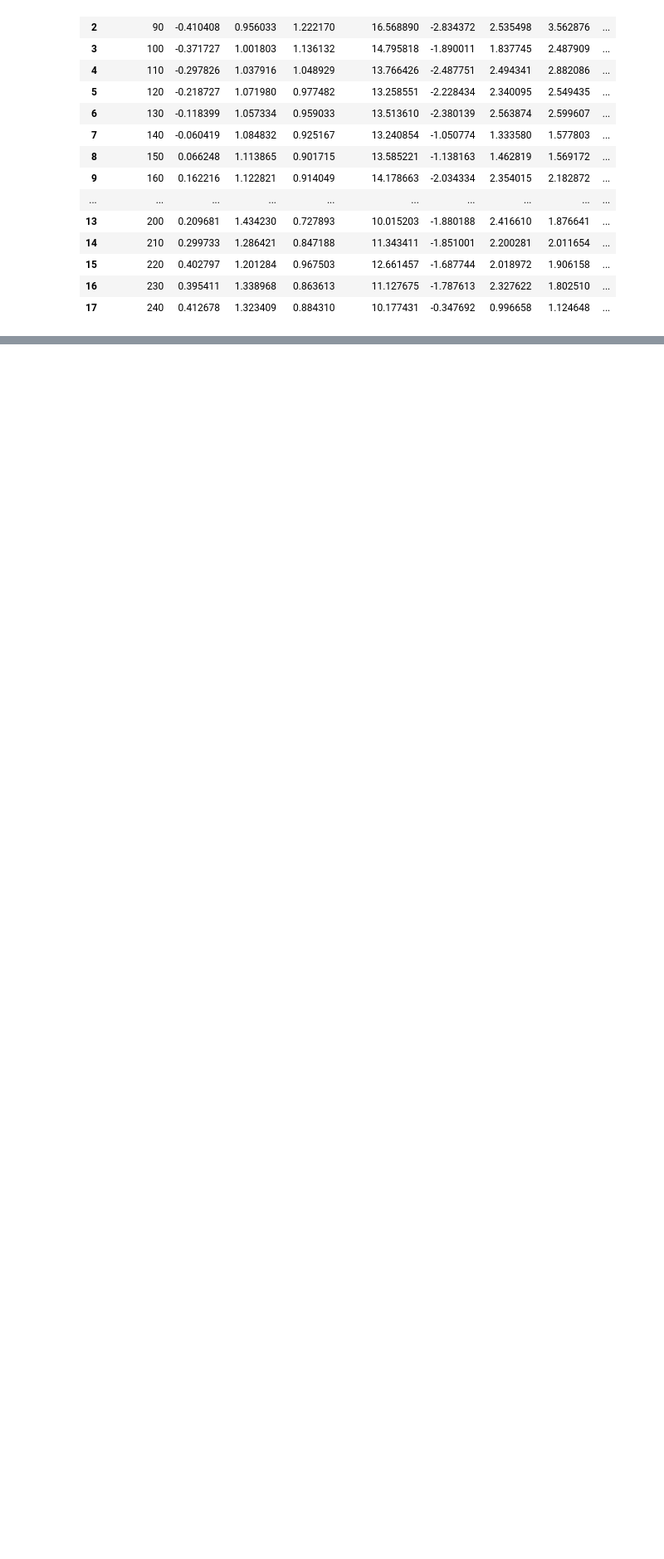
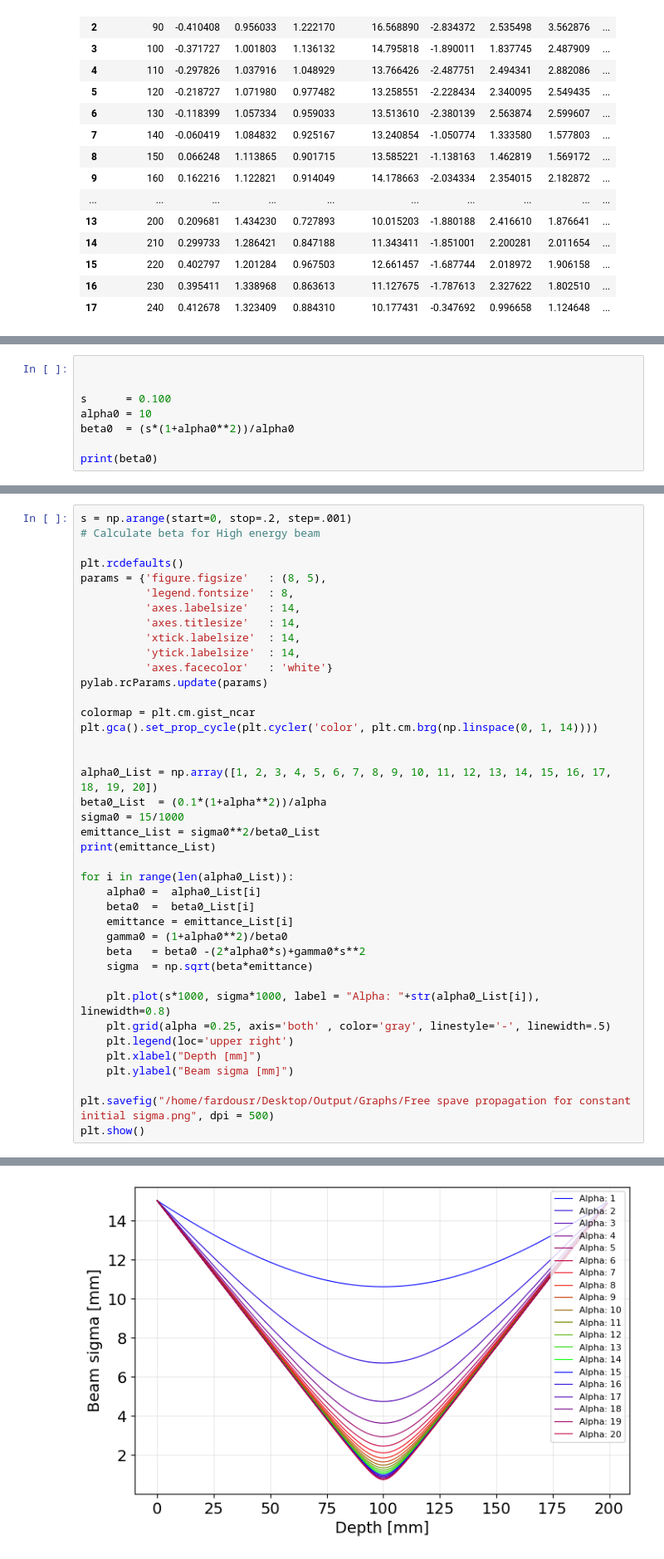
Before and after one commit to FardousR/Proton-Beam-Analysis, a Jupyter notebook: Python/BeamAnalysis.ipynb, the cells around one changed output, grey strips where cells are left out. Shown at 83% size. Drawn from its saved outputs; the diff is of its cells as text; blank space fills up the shorter version.

```diff
--- a/Python/BeamAnalysis.ipynb
+++ b/Python/BeamAnalysis.ipynb
@@ -145,0 +196,8 @@ print(r)
+# %%
+
+
+s      = 0.100
+alpha0 = 10
+beta0  = (s*(1+alpha0**2))/alpha0
+
+print(beta0)
@@ -145,0 +206,41 @@ print(r)
+# %%
+s = np.arange(start=0, stop=.2, step=.001)
+# Calculate beta for High energy beam
+
+plt.rcdefaults()
+params = {'figure.figsize'   : (8, 5),
+          'legend.fontsize'  : 8,
+          'axes.labelsize'   : 14,
+          'axes.titlesize'   : 14,
+          'xtick.labelsize'  : 14,
+          'ytick.labelsize'  : 14,
+          'axes.facecolor'   : 'white'}
+pylab.rcParams.update(params)
+
+colormap = plt.cm.gist_ncar
+plt.gca().set_prop_cycle(plt.cycler('color', plt.cm.brg(np.linspace(0, 1, 14))))
+
+
+alpha0_List = np.array([1, 2, 3, 4, 5, 6, 7, 8, 9, 10, 11, 12, 13, 14, 15, 16, 17, 18, 19, 20])
+beta0_List  = (0.1*(1+alpha**2))/alpha
+sigma0 = 15/1000
+emittance_List = sigma0**2/beta0_List
+print(emittance_List)
+
+for i in range(len(alpha0_List)):
+    alpha0 =  alpha0_List[i]
+    beta0  =  beta0_List[i]
+    emittance = emittance_List[i]
+    gamma0 = (1+alpha0**2)/beta0
+    beta   = beta0 -(2*alpha0*s)+gamma0*s**2
+    sigma  = np.sqrt(beta*emittance)
+
+    plt.plot(s*1000, sigma*1000, label = "Alpha: "+str(alpha0_List[i]), linewidth=0.8)
+    plt.grid(alpha =0.25, axis='both' , color='gray', linestyle='-', linewidth=.5)
+    plt.legend(loc='upper right')
+    plt.xlabel("Depth [mm]")
+    plt.ylabel("Beam sigma [mm]")
+
+plt.savefig("/home/fardousr/Desktop/Output/Graphs/Free spave propagation for constant initial sigma.png", dpi = 500)
+plt.show()
+# %% [output]
@@ -145,0 +251 @@ print(r)
+[figure, added]
```
Also changed, not shown: parts of 7 cells of this notebook, 2 other files.
